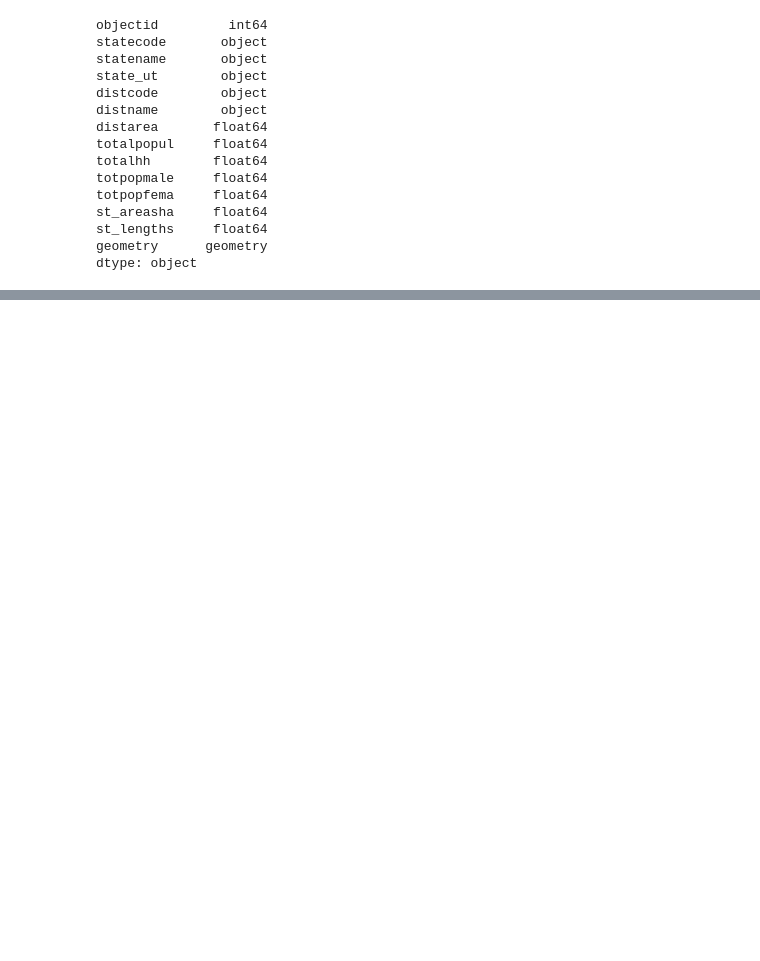
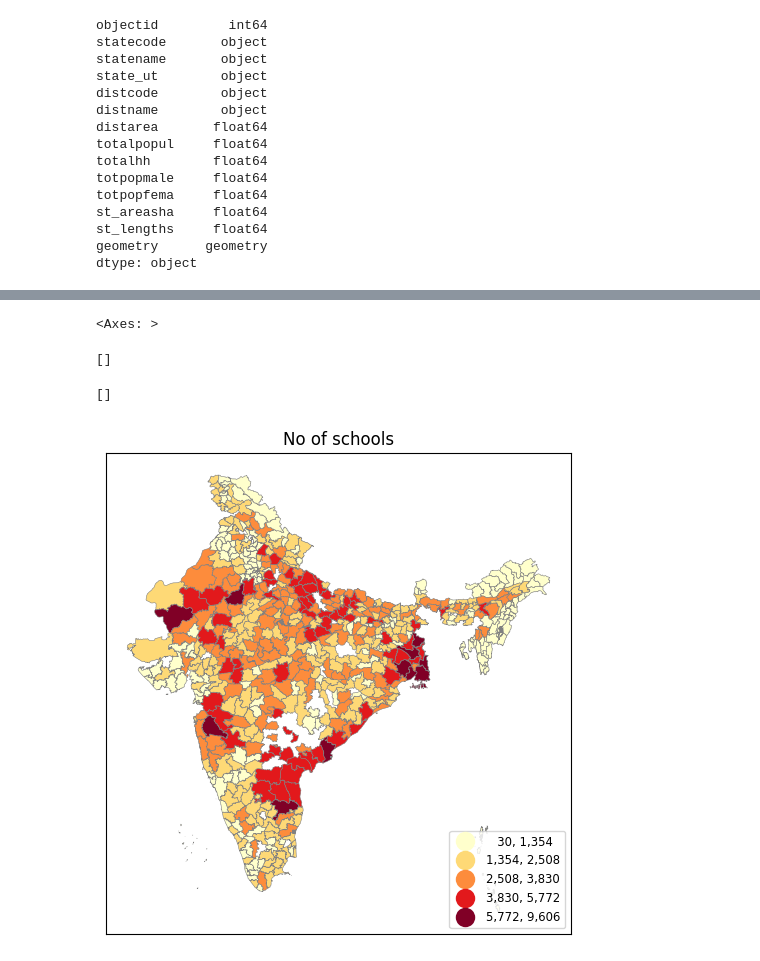
Before and after one commit to Dhairya890/GIS-SEM1, a Jupyter notebook: GIS_INDIA.ipynb, the cells around one changed output, grey strips where cells are left out. Drawn from its saved outputs; the diff is of its cells as text; code cells hidden in the pictures; blank space fills up the shorter version.

```diff
--- a/GIS_INDIA.ipynb
+++ b/GIS_INDIA.ipynb
@@ -94,0 +169,5 @@ dtype: object
+# %%
+df_edu['distname']=df_edu['distname'].str.upper()
+# %%
+df_pop_edu = pd.merge(Ind, df_edu, on='distname',how='outer',indicator=True)
+df_pop_edu[['distname','no_of_schools','totalpopul','_merge']]
@@ -94,0 +188,20 @@ dtype: object
+# %%
+df_pop_edu["schools_by_popul"] = df_pop_edu["totalpopul"]/df_pop_edu["no_of_schools"]
+# %%
+
+fig, ax = plt.subplots(1, figsize=(6,10))
+
+df_pop_edu.plot(ax=ax,column='no_of_schools',legend=True,cmap='YlOrRd',scheme='natural_breaks',k=5,
+         edgecolor='grey',linewidth=.4,legend_kwds= {"fmt": "{:,.0f}",
+        'loc':'lower right','title_fontsize':'medium','fontsize':'small','markerscale':1.4}) #
+#leg1 = ax.get_legend()
+#leg1.set_title('''Population Density
+#2010 (pers/sq mi)''')
+ax.title.set_text("No of schools")
+ax.set_xticks([]) #kills xticks
+ax.set_yticks([]) #kills xticks
+# %% [output]
+<Axes: >
+[]
+[]
+[figure, added]
```
Also changed, not shown: parts of 22 cells of this notebook.
